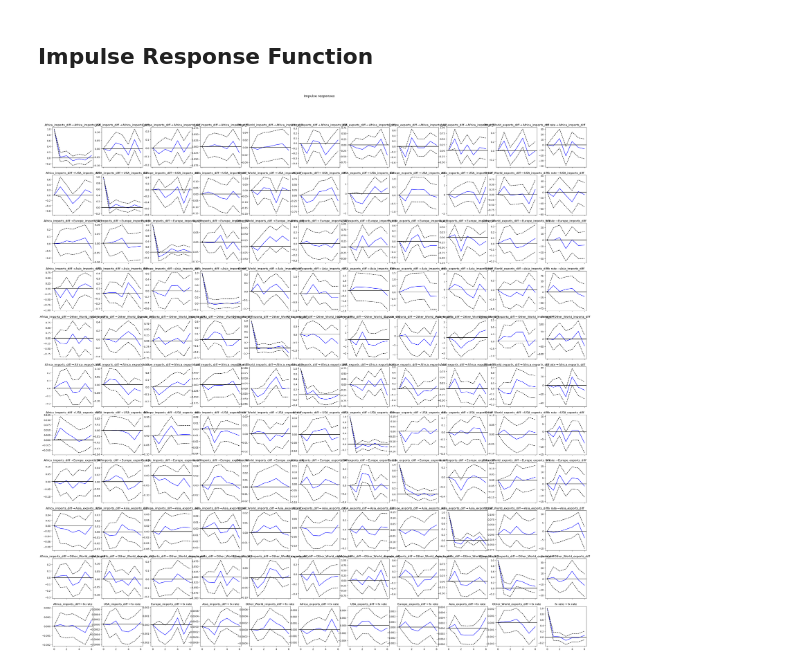
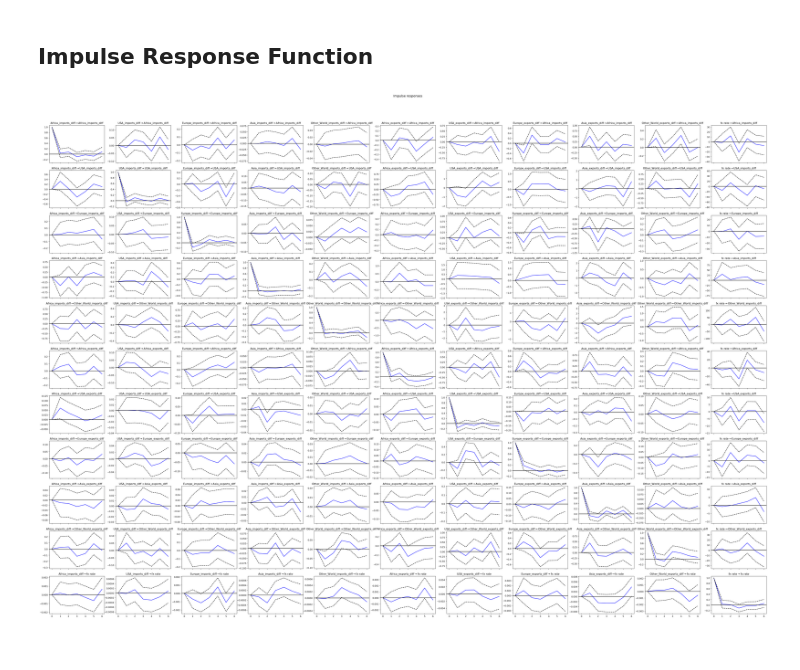
Before and after one commit to Lorraine254/TimeSeriesAnalysis1, a Jupyter notebook: Correlation and Causation.ipynb, the cells around one changed output. Drawn from its saved outputs; the diff is of its cells as text; code cells hidden in the pictures.

```diff
--- a/Correlation and Causation.ipynb
+++ b/Correlation and Causation.ipynb
@@ -347,15 +347,15 @@ fx rate                                0.082234         -0.076202            -0.
 # %%
 # Getting the lags used in the model
 lag = results.k_ar
 
 # Impulse response function
 # Compute impulse response function
 irf = results.irf(lag)
 # Plot impulse response functions
-irf.plot(figsize=(35,35)) #impulse='Africa_imports_dif
+irf.plot(figsize=(50,35)) #impulse='Africa_imports_dif
 plt.show()
 # %% [output]
-[figure, old version]
+[figure, new version]
 # %%
 
 # Reshape the 3D array into a 2D array
```
